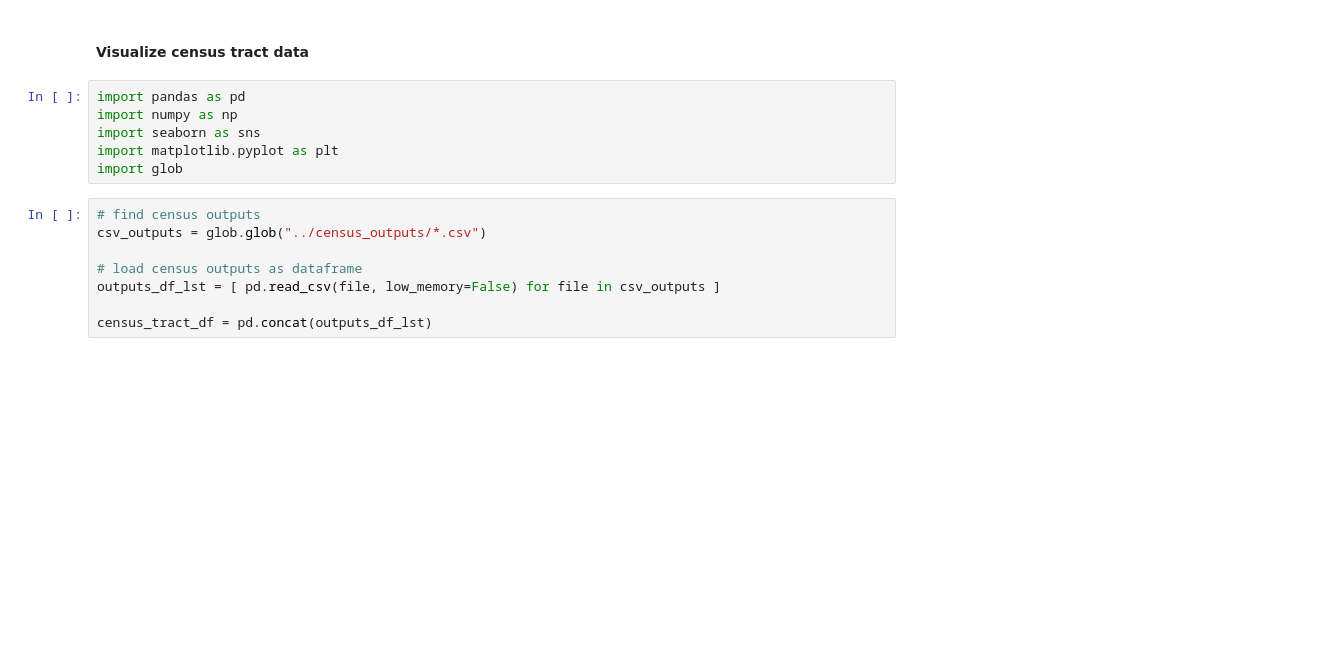
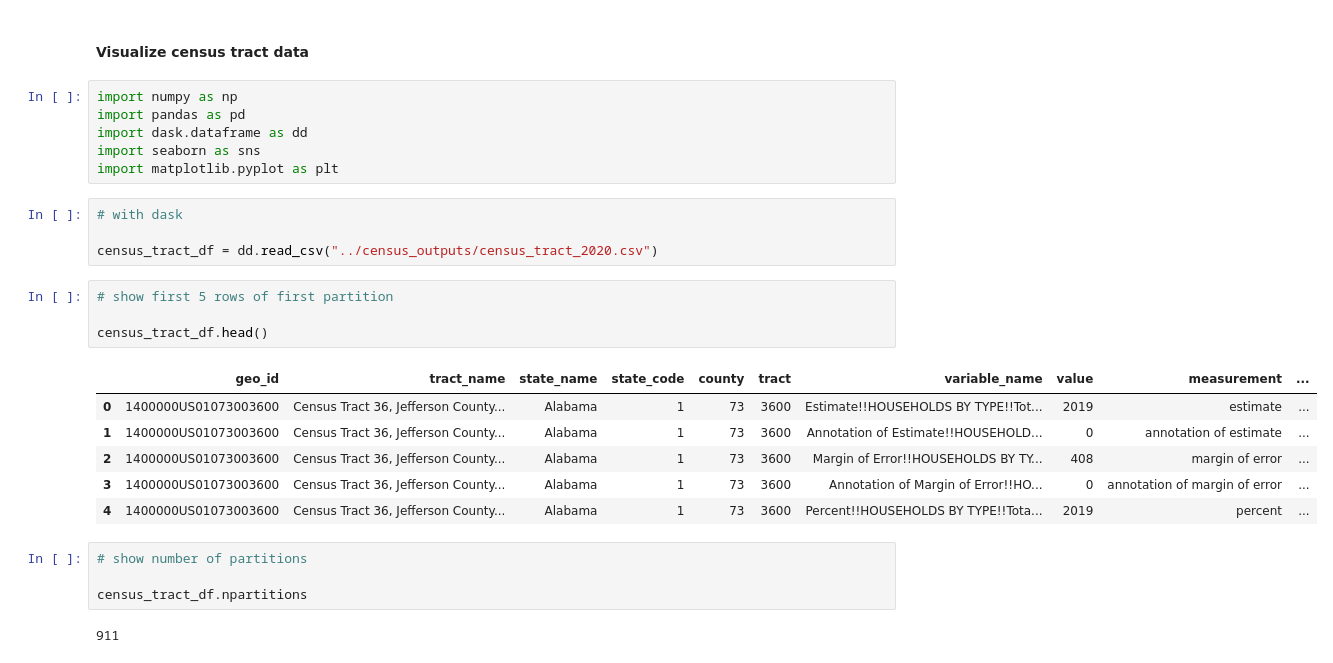
Before and after one commit to 0-steve/census_api, a Jupyter notebook: eda_notebook/census_viz.ipynb, the cells around one changed output. Cells and saved outputs as stored; diff of their text form; blank space fills up the shorter version.

```diff
--- a/eda_notebook/census_viz.ipynb
+++ b/eda_notebook/census_viz.ipynb
@@ -1,18 +1,31 @@
 # %% [markdown]
 #### Visualize census tract data
 # %%
+import numpy as np
 import pandas as pd
-import numpy as np
+import dask.dataframe as dd
 import seaborn as sns
 import matplotlib.pyplot as plt
-import glob
-# %%
-# find census outputs
-csv_outputs = glob.glob("../census_outputs/*.csv")
-
-# load census outputs as dataframe
-outputs_df_lst = [ pd.read_csv(file, low_memory=False) for file in csv_outputs ]
-
-census_tract_df = pd.concat(outputs_df_lst)
+# %%
+# with dask
+
+census_tract_df = dd.read_csv("../census_outputs/census_tract_2020.csv")
+# %%
+# show first 5 rows of first partition
+
+census_tract_df.head()
+# %% [output]
+|  | geo_id | tract_name | state_name | state_code | county | tract | variable_name | value | measurement | ... |
+| 0 | 1400000US01073003600 | Census Tract 36, Jefferson County... | Alabama | 1 | 73 | 3600 | Estimate!!HOUSEHOLDS BY TYPE!!Tot... | 2019 | estimate | ... |
+| 1 | 1400000US01073003600 | Census Tract 36, Jefferson County... | Alabama | 1 | 73 | 3600 | Annotation of Estimate!!HOUSEHOLD... | 0 | annotation of estimate | ... |
+| 2 | 1400000US01073003600 | Census Tract 36, Jefferson County... | Alabama | 1 | 73 | 3600 | Margin of Error!!HOUSEHOLDS BY TY... | 408 | margin of error | ... |
+| 3 | 1400000US01073003600 | Census Tract 36, Jefferson County... | Alabama | 1 | 73 | 3600 | Annotation of Margin of Error!!HO... | 0 | annotation of margin of error | ... |
+| 4 | 1400000US01073003600 | Census Tract 36, Jefferson County... | Alabama | 1 | 73 | 3600 | Percent!!HOUSEHOLDS BY TYPE!!Tota... | 2019 | percent | ... |
+# %%
+# show number of partitions
+
+census_tract_df.npartitions
+# %% [output]
+911
 # %%
 # Get information about DataFrame
```
Also changed, not shown: parts of 13 cells of this notebook, 1 other file.
